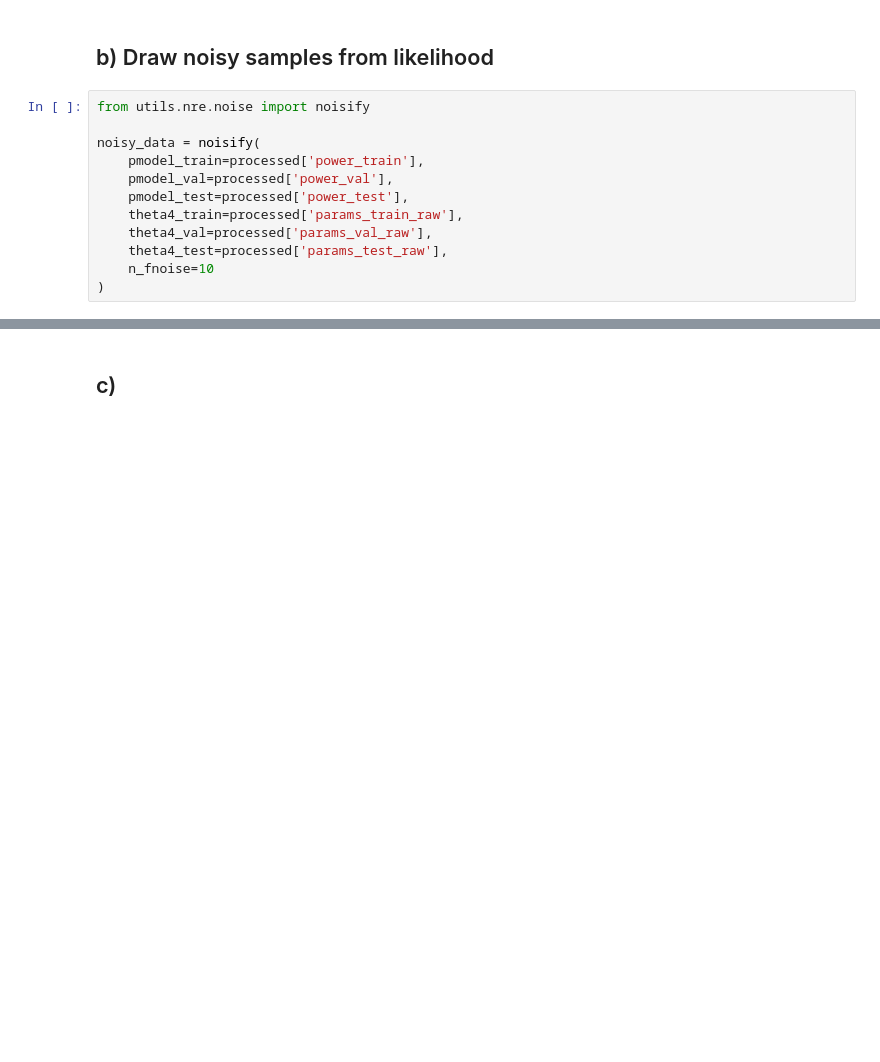
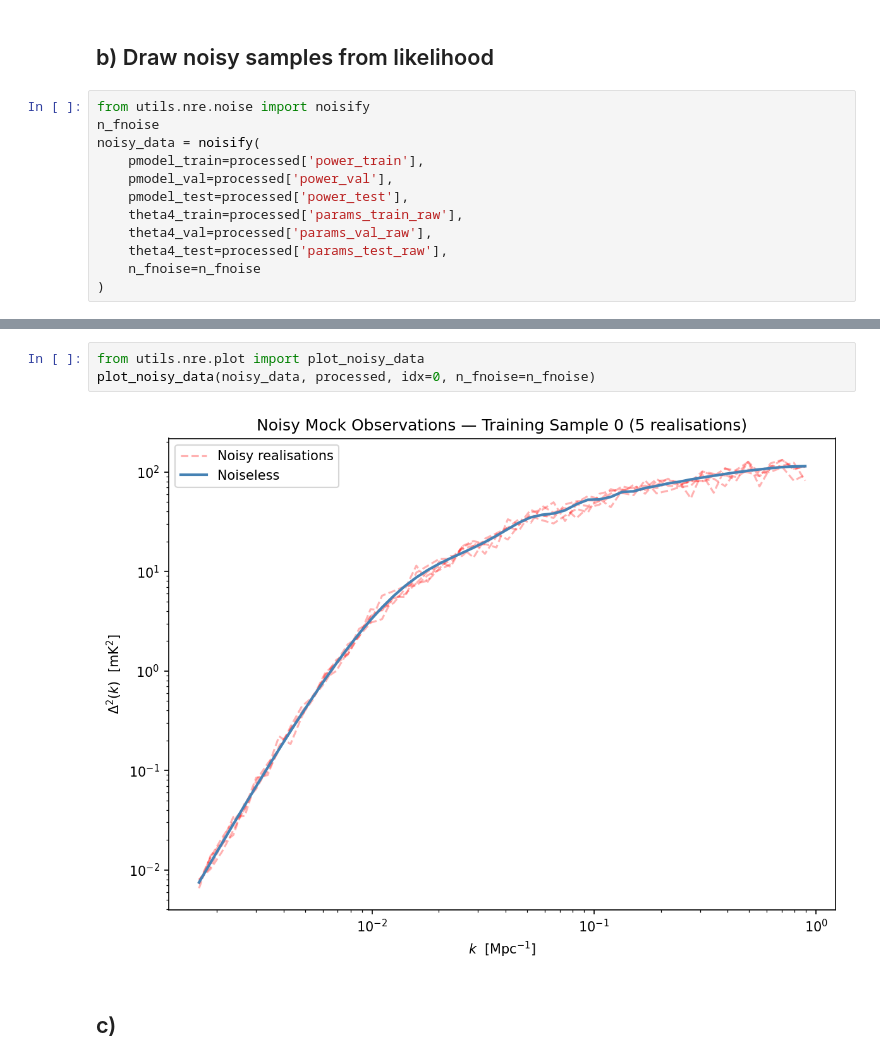
Before and after one commit to JoeyWee1/Machine-Learning-Enhanced-Inference-of-the-21-cm-Power-Spectrum-at-Cosmic-Dawn, a Jupyter notebook: ML_inference.ipynb, the cells around one changed output, grey strips where cells are left out. Saved outputs shown, nothing was run; the diff lists cells and outputs as text; blank space fills up the shorter version.

```diff
--- a/ML_inference.ipynb
+++ b/ML_inference.ipynb
@@ -234,7 +218,7 @@ WARNING:root:Too few points to create valid contours
 ## b) Draw noisy samples from likelihood
 # %%
 from utils.nre.noise import noisify
-
+n_fnoise
 noisy_data = noisify(
     pmodel_train=processed['power_train'],
     pmodel_val=processed['power_val'],
@@ -242,5 +226,5 @@ noisy_data = noisify(
     theta4_train=processed['params_train_raw'],
     theta4_val=processed['params_val_raw'],
     theta4_test=processed['params_test_raw'],
-    n_fnoise=10
+    n_fnoise=n_fnoise
 )
@@ -279,3 +231,8 @@ plt.loglog(k_train[idx], pmodel_train[idx], label = "Ideal")
+# %%
+from utils.nre.plot import plot_noisy_data
+plot_noisy_data(noisy_data, processed, idx=0, n_fnoise=n_fnoise)
+# %% [output]
+[figure, added]
 # %% [markdown]
 ## c)
 # %%
```
Also changed, not shown: parts of 3 cells of this notebook, 1 other file.
